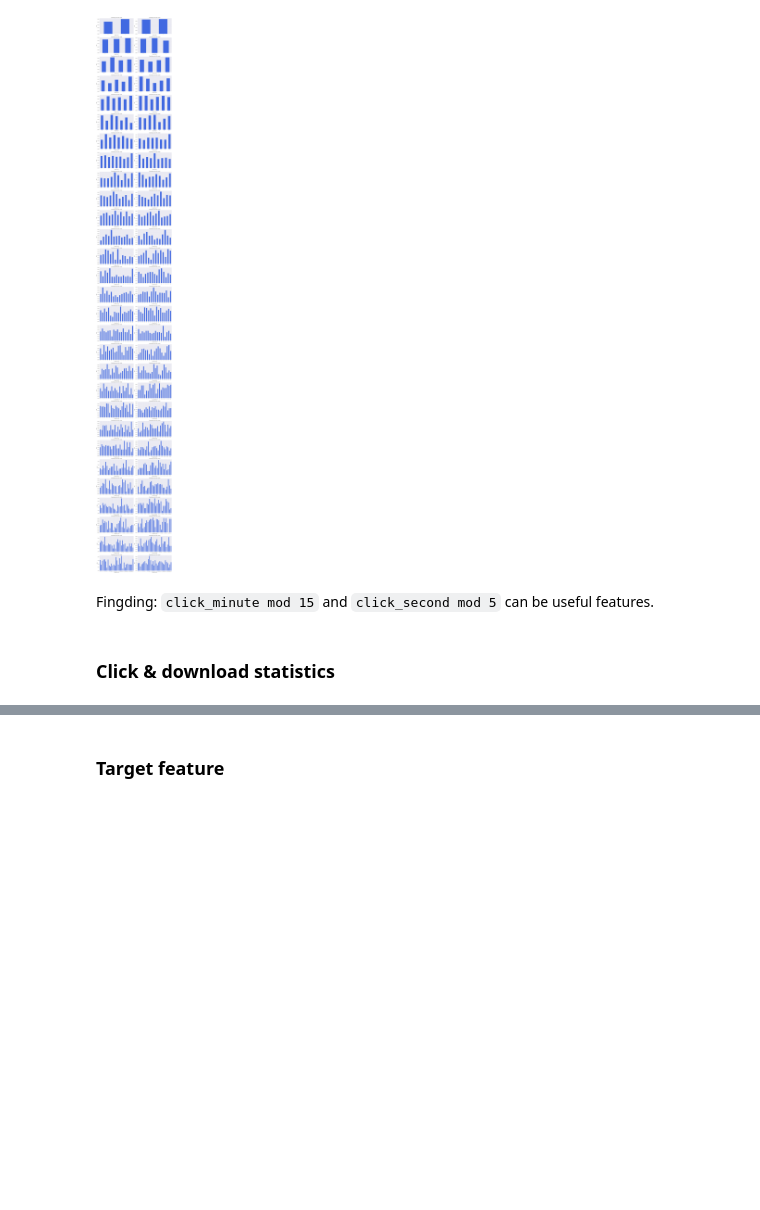
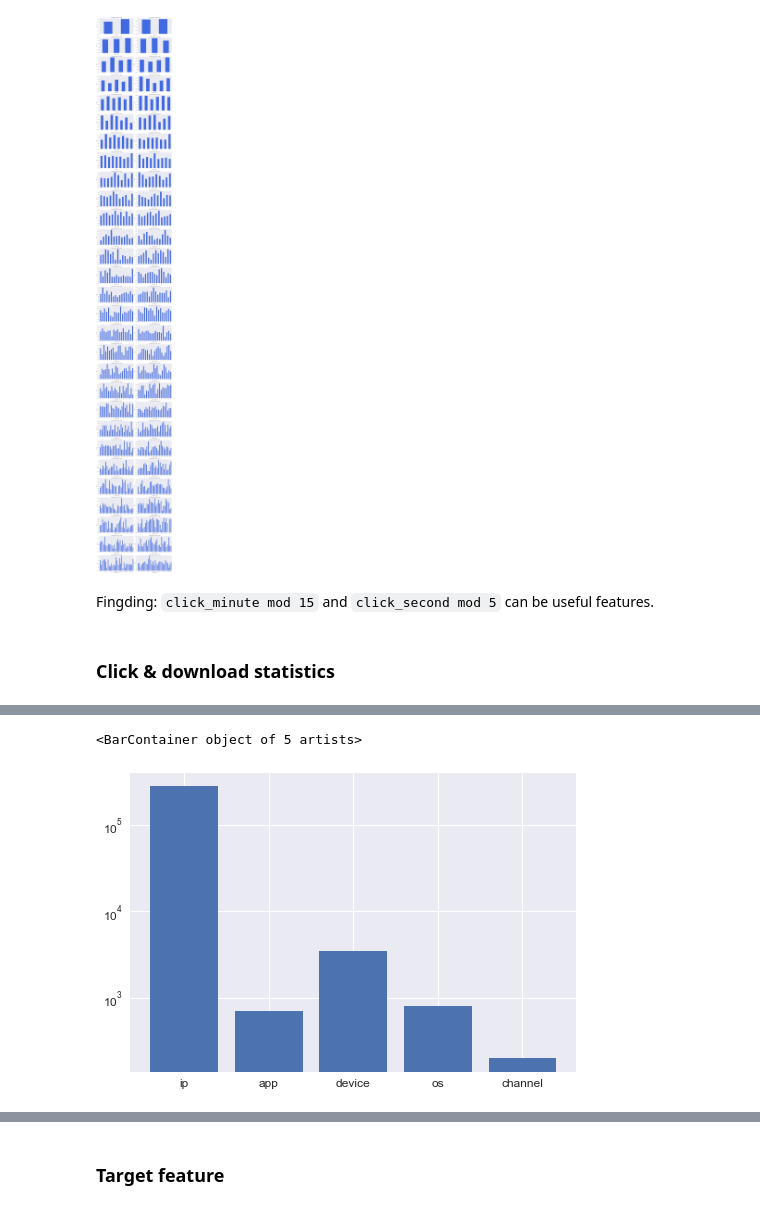
Before and after one commit to ligz08/Kaggle-TalkingData-AdTracking-Fraud-Detection, a Jupyter notebook: python/1 Explore.ipynb, the cells around one changed output, grey strips where cells are left out. Saved outputs shown, nothing was run; the diff lists cells and outputs as text; code cells hidden in the pictures; blank space fills up the shorter version.

```diff
--- a/python/1 Explore.ipynb
+++ b/python/1 Explore.ipynb
@@ -217,11 +222,24 @@ Fingding: `click_minute mod 15` and `click_second mod 5` can be useful features.
 # %%
+%%time
 stats_by_ = {}
-for ft in cat_cols:
-    stats = train_sample.groupby(ft).agg({'is_attributed': ['size', 'sum']})
-    stats.columns = stats.columns.droplevel(0)
-    cl_colname, dl_colname, ratio_colname = map(lambda col: col+'_by_'+ft, ['clicks', 'downloads', 'download_ratio'])
-    stats.rename(columns={'size':cl_colname, 'sum':dl_colname}, inplace=True)
-    stats[ratio_colname] = stats[dl_colname] / stats[cl_colname]
-    stats_by_[ft] = stats
-    display(stats_by_[ft].sort_values(by=dl_colname, ascending=False).head(15))
+force_regenerate = False  # force re-calculate stats from current training set. If False, will read these stats from `scratch/` folder
+original_features = ['ip', 'app', 'device', 'os', 'channel']
+
+for ft in original_features:
+    # For each feature (ip, app, device, etc.) count clicks and downloads grouped by that feature
+    # you'll have columns like `clicks_by_ip`, `downloads_by_ip`, `download_ratio_by_ip`, `clicks_by_app`, ...
+    csv_file_path = os.path.join(SCRATCH_DIR, 'stats_by_{}.csv'.format(ft))
+    if not os.path.exists(csv_file_path) or force_regenerate:
+        stats = train.groupby(ft).agg({'is_attributed': ['size', 'sum']})
+        stats.columns = stats.columns.droplevel(0)
+        cl_colname, dl_colname, ratio_colname = [col+'_by_'+ft for col in ['clicks', 'downloads', 'download_ratio']]
+        stats.rename(columns={'size':cl_colname, 'sum':dl_colname}, inplace=True)
+        stats[ratio_colname] = stats[dl_colname] / stats[cl_colname]
+
+        # Save the stats to csv file in scrach folder
+        stats.to_csv()
+        stats_by_[ft] = stats
+        gc.collect()
+    else:
+        stats_by_[ft] = pd.read_csv(csv_file_path).set_index(ft)
 # %% [output]
@@ -312,0 +248,7 @@ for ft in cat_cols:
+# %%
+n_unique_in_feature = [stats_by_[ft].index.nunique() for ft in original_features]
+# %%
+plt.bar(original_features, n_unique_in_feature, log=True)
+# %% [output]
+<BarContainer object of 5 artists>
+[figure, added]
```
Also changed, not shown: parts of 11 cells of this notebook, 30 other files.
